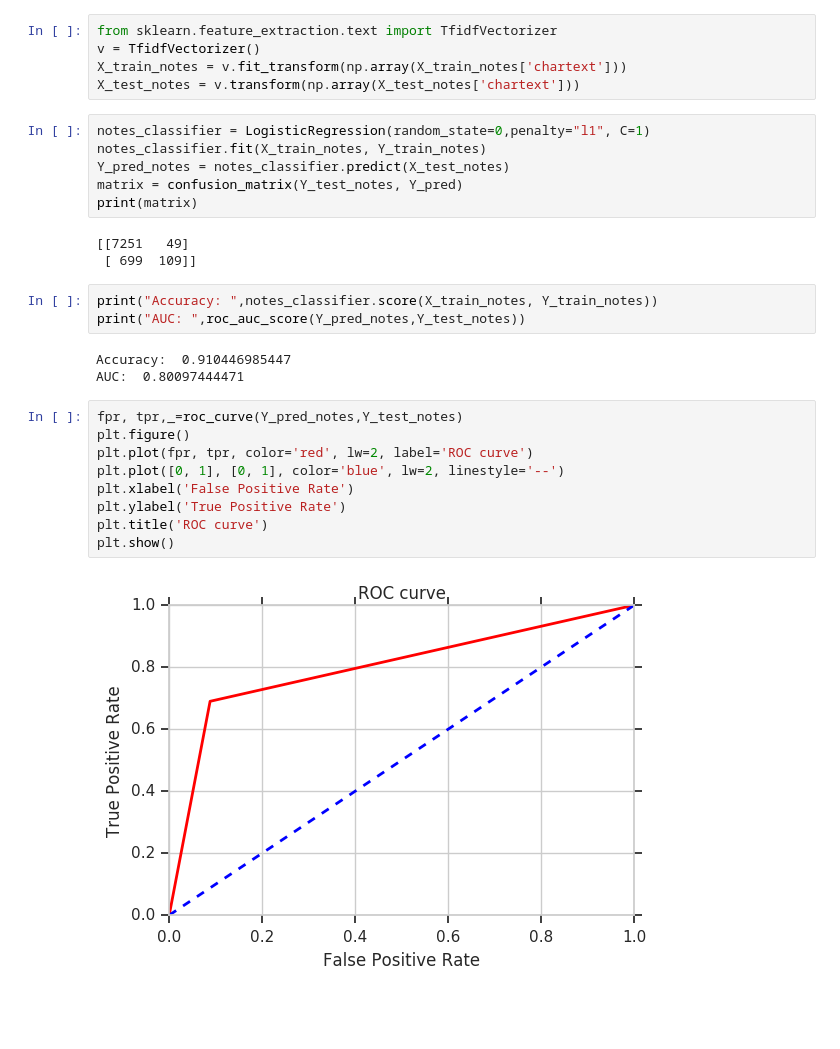
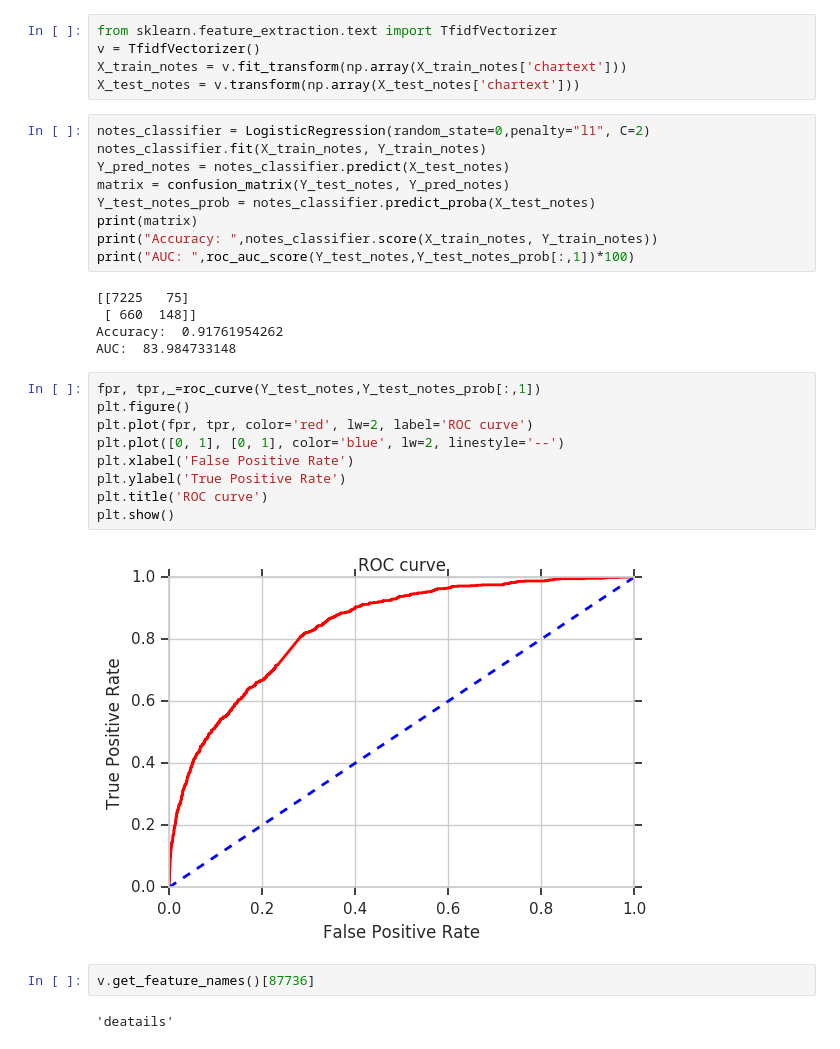
Before and after one commit to mathurp/ML_for_health, a Jupyter notebook: ML_for_health.ipynb, the cells around one changed output. Cells and saved outputs as stored; diff of their text form; blank space fills up the shorter version.

```diff
--- a/ML_for_health.ipynb
+++ b/ML_for_health.ipynb
@@ -170,28 +156,31 @@ v = TfidfVectorizer()
 X_train_notes = v.fit_transform(np.array(X_train_notes['chartext']))
 X_test_notes = v.transform(np.array(X_test_notes['chartext']))
 # %%
-notes_classifier = LogisticRegression(random_state=0,penalty="l1", C=1)
+notes_classifier = LogisticRegression(random_state=0,penalty="l1", C=2)
 notes_classifier.fit(X_train_notes, Y_train_notes)
 Y_pred_notes = notes_classifier.predict(X_test_notes)
-matrix = confusion_matrix(Y_test_notes, Y_pred)
+matrix = confusion_matrix(Y_test_notes, Y_pred_notes)
+Y_test_notes_prob = notes_classifier.predict_proba(X_test_notes)
 print(matrix)
+print("Accuracy: ",notes_classifier.score(X_train_notes, Y_train_notes))
+print("AUC: ",roc_auc_score(Y_test_notes,Y_test_notes_prob[:,1])*100)
 # %% [output]
-[[7251   49]
- [ 699  109]]
+[[7225   75]
+ [ 660  148]]
+Accuracy:  0.91761954262
+AUC:  83.984733148
-# %%
-print("Accuracy: ",notes_classifier.score(X_train_notes, Y_train_notes))
-print("AUC: ",roc_auc_score(Y_pred_notes,Y_test_notes))
-# %% [output]
-Accuracy:  0.910446985447
-AUC:  0.80097444471
 # %%
-fpr, tpr,_=roc_curve(Y_pred_notes,Y_test_notes)
+fpr, tpr,_=roc_curve(Y_test_notes,Y_test_notes_prob[:,1])
 plt.figure()
 plt.plot(fpr, tpr, color='red', lw=2, label='ROC curve')
 plt.plot([0, 1], [0, 1], color='blue', lw=2, linestyle='--')
 plt.xlabel('False Positive Rate')
 plt.ylabel('True Positive Rate')
 plt.title('ROC curve')
 plt.show()
 # %% [output]
-[figure, old version]
+[figure, new version]
+# %%
+v.get_feature_names()[87736]
+# %% [output]
+'deatails'
```
Also changed, not shown: parts of 14 cells of this notebook.
